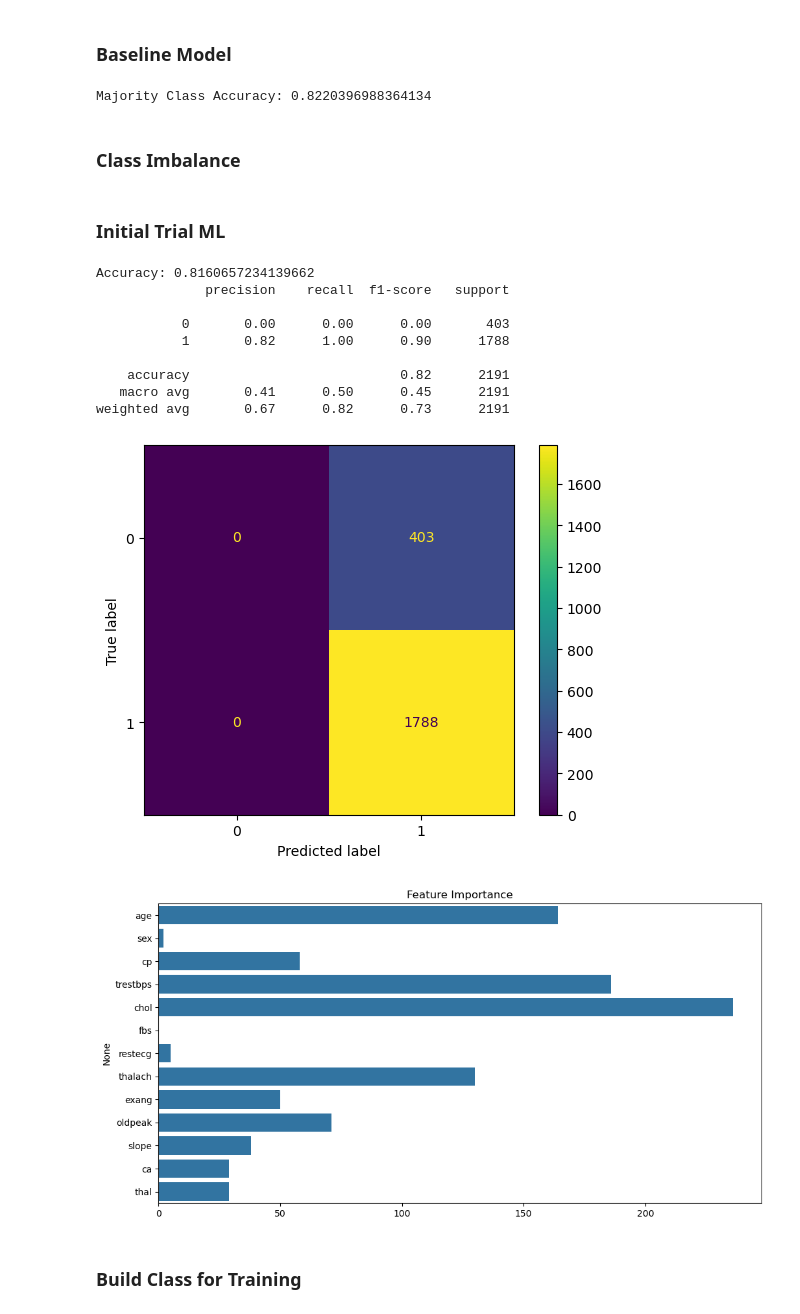
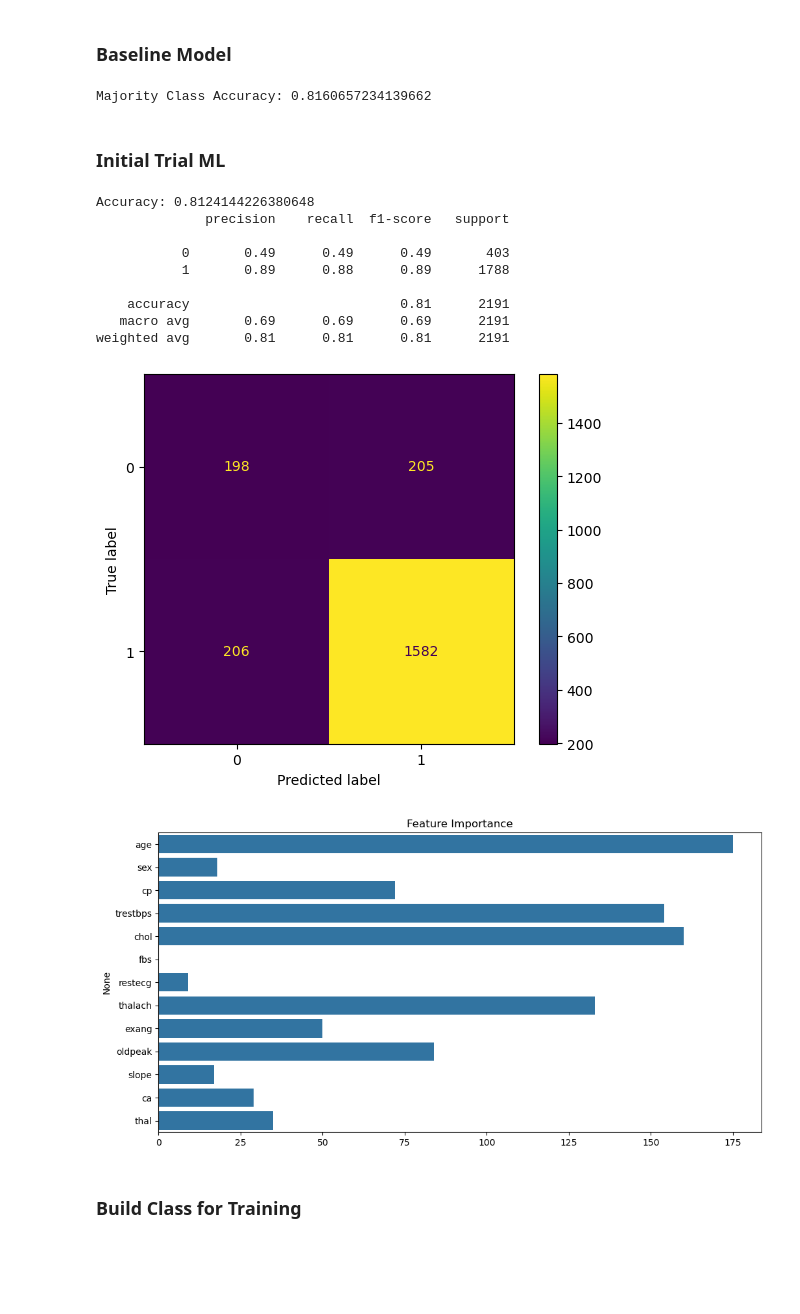
Before and after one commit to muhammedbalogun/Heart_Disease_Prediction_for_the_DSN_AI_Bootcamp_2024, a Jupyter notebook: heart_disease_prediction_NoSample.ipynb, the cells around one changed output. Cells and saved outputs as stored; diff of their text form; code cells hidden in the pictures; blank space fills up the shorter version.

```diff
--- a/heart_disease_prediction_NoSample.ipynb
+++ b/heart_disease_prediction_NoSample.ipynb
@@ -57,10 +57,11 @@ def load_data(data_path):
     display(df.head())
     return df
 # %%
-# Load files
-train = load_data('Train_Dataset.csv')
-test = load_data('Test_Dataset.csv')
-sample_sub = load_data('Sample_Submission.csv')
+# Load file
+data_path = "~/Documents/ML_competitioons/microsoft-x-data-science-nigeria-2024-ai-bootcamp-qualification-hackathon20240918-4983-287w11/"
+train = load_data(data_path + 'Train_Dataset.csv')
+test = load_data(data_path + 'Test_Dataset.csv')
+sample_sub = load_data(data_path + 'Sample_Submission.csv')
 # %% [output]
 |  | Id | Age | Sex | cp | trestbps | chol | fbs | restecg | thalach | exang | oldpeak | ... |
 | 0 | 16167 | 33 | 0 | 1 | 158 | 205 | 1 | 0 | 154 | 0 | 1.5 | ... |
@@ -343,6 +336,4 @@ y_pred = [majority_class] * len(y_test)
 accuracy = accuracy_score(y_test, y_pred)
 print(f"Majority Class Accuracy: {accuracy}")
 # %% [output]
-Majority Class Accuracy: 0.8220396988364134
+Majority Class Accuracy: 0.8160657234139662
-# %% [markdown]
-### Class Imbalance
@@ -369,28 +342,28 @@ print(f"X_train_under_resampled shape: {X_train_under_resampled.shape} y_train_u
 # %%
 # Train classification model using LightGBM
 lgbm_model = LGBMClassifier(
-    learning_rate=0.01,
-    n_estimators=50,
+    learning_rate=0.5,
+    n_estimators=100,
     num_leaves=31,
-    max_depth=7,
+    max_depth=None,
     verbosity=-1,
     random_state=42
 )
 lgbm_model.fit(X_train, y_train)
 
 # Evaluate model
 evaluate_model(lgbm_model, X_test, y_test)
 # %% [output]
-Accuracy: 0.8160657234139662
+Accuracy: 0.8124144226380648
               precision    recall  f1-score   support
 
-           0       0.00      0.00      0.00       403
-           1       0.82      1.00      0.90      1788
+           0       0.49      0.49      0.49       403
+           1       0.89      0.88      0.89      1788
 
-    accuracy                           0.82      2191
-   macro avg       0.41      0.50      0.45      2191
-weighted avg       0.67      0.82      0.73      2191
+    accuracy                           0.81      2191
+   macro avg       0.69      0.69      0.69      2191
+weighted avg       0.81      0.81      0.81      2191
-[figure, old version]
+[figure, new version]
 # %%
 # Feature importance
 def feature_importance(model, X):
@@ -407,7 +380,7 @@ def feature_importance(model, X):
 # Plot feature importance
 feature_importance(lgbm_model, X)
 # %% [output]
-[figure, old version]
+[figure, new version]
 # %% [markdown]
 ### Build Class for Training
 # %%
```
Also changed, not shown: parts of 18 cells of this notebook, 2 other files.
